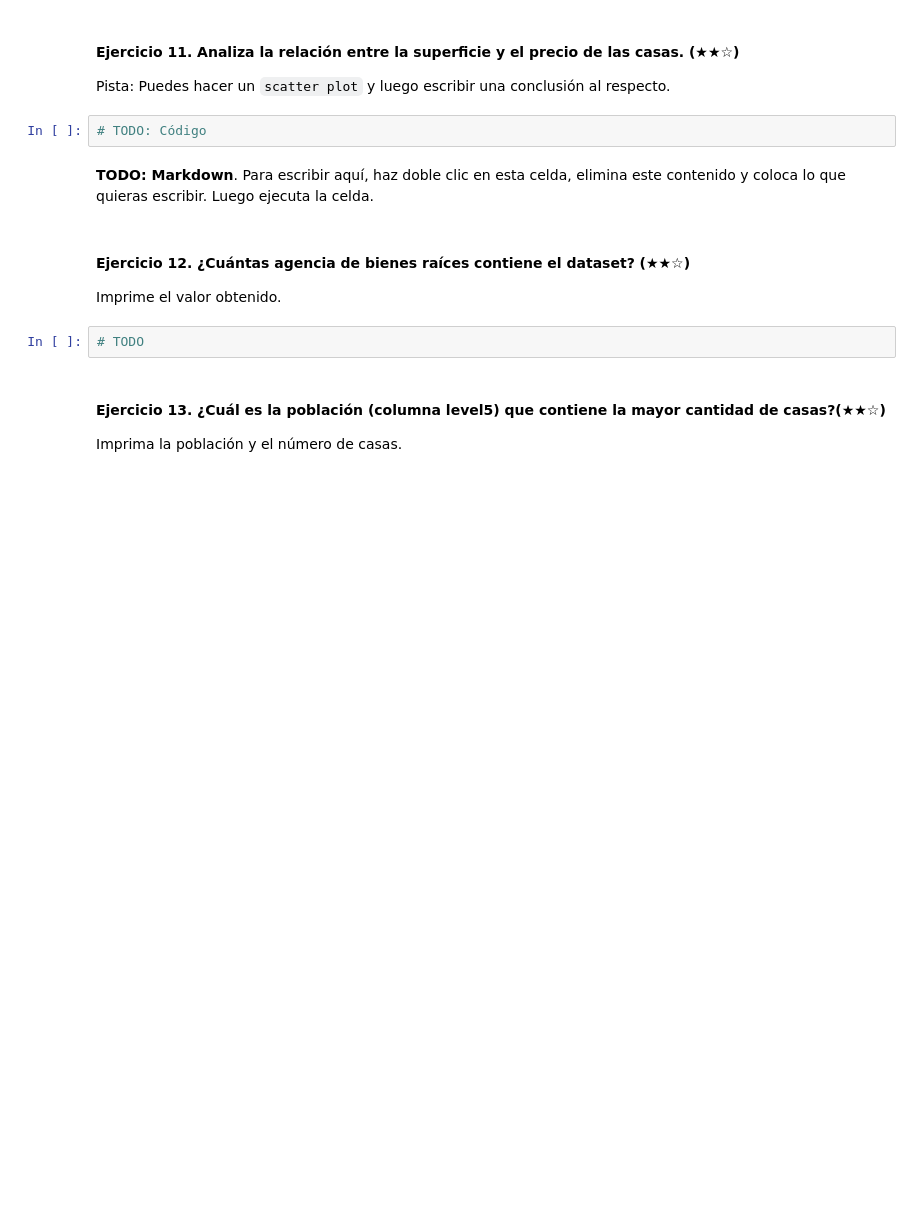
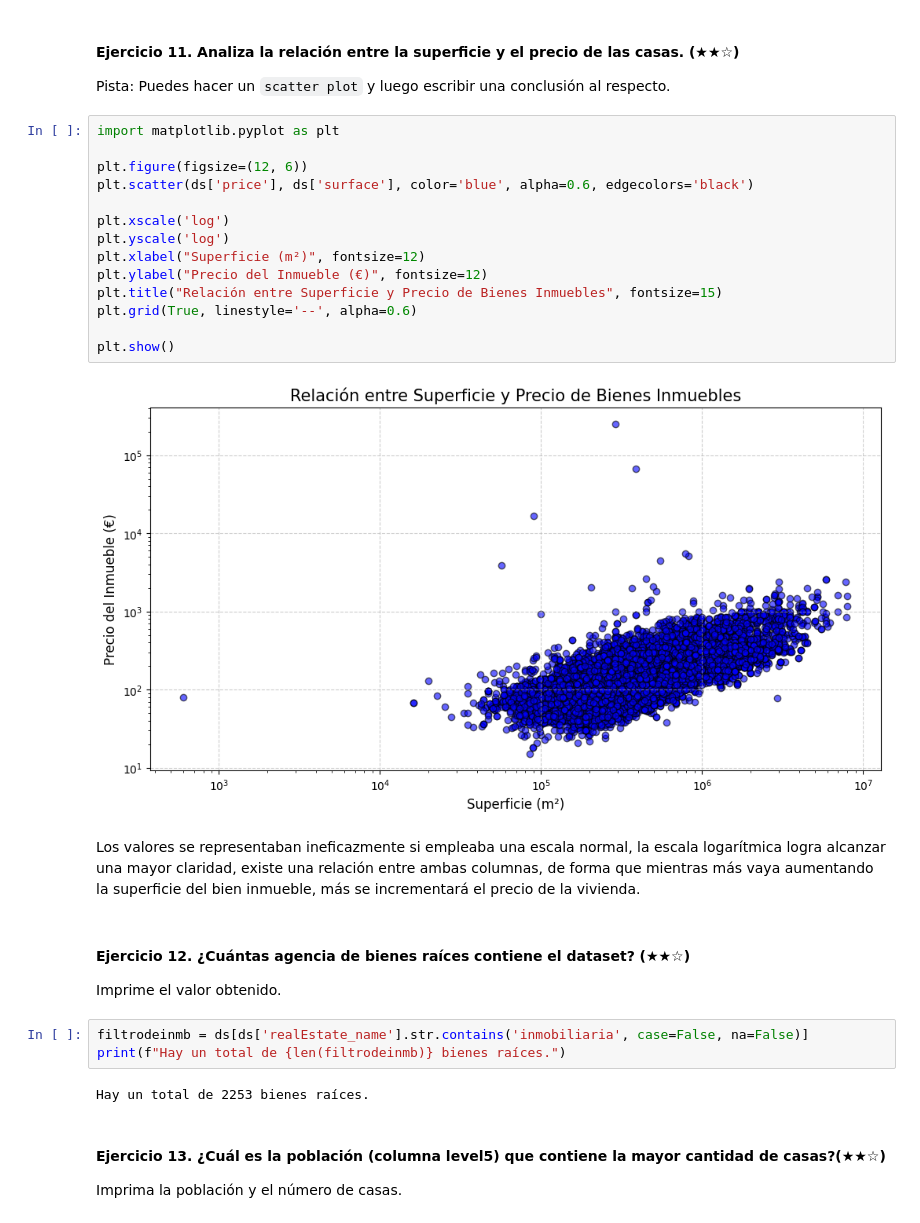
Before and after one commit to meneses-ls/1-Proyecto-Real-Estate-Data-Cleanup, a Jupyter notebook: project.es.ipynb, the cells around one changed output. Saved outputs shown, nothing was run; the diff lists cells and outputs as text; blank space fills up the shorter version.

```diff
--- a/project.es.ipynb
+++ b/project.es.ipynb
@@ -220,15 +262,32 @@ Pista: Crea una nueva columna llamada `pps` (*price per square* o precio por met
 
 Pista: Puedes hacer un `scatter plot` y luego escribir una conclusión al respecto.
 # %%
-# TODO: Código
+import matplotlib.pyplot as plt
+
+plt.figure(figsize=(12, 6))
+plt.scatter(ds['price'], ds['surface'], color='blue', alpha=0.6, edgecolors='black')
+
+plt.xscale('log')
+plt.yscale('log')
+plt.xlabel("Superficie (m²)", fontsize=12)
+plt.ylabel("Precio del Inmueble (€)", fontsize=12)
+plt.title("Relación entre Superficie y Precio de Bienes Inmuebles", fontsize=15)
+plt.grid(True, linestyle='--', alpha=0.6)
+
+plt.show()
+# %% [output]
+[figure, added]
 # %% [markdown]
-**TODO: Markdown**. Para escribir aquí, haz doble clic en esta celda, elimina este contenido y coloca lo que quieras escribir. Luego ejecuta la celda.
+Los valores se representaban ineficazmente si empleaba una escala normal, la escala logarítmica logra alcanzar una mayor claridad, existe una relación entre ambas columnas, de forma que mientras más vaya aumentando la superficie del bien inmueble, más se incrementará el precio de la vivienda.
 # %% [markdown]
 #### Ejercicio 12. ¿Cuántas agencia de bienes raíces contiene el dataset? (★★☆)
 
 Imprime el valor obtenido.
 # %%
-# TODO
+filtrodeinmb = ds[ds['realEstate_name'].str.contains('inmobiliaria', case=False, na=False)]
+print(f"Hay un total de {len(filtrodeinmb)} bienes raíces.")
+# %% [output]
+Hay un total de 2253 bienes raíces.
 # %% [markdown]
 #### Ejercicio 13. ¿Cuál es la población (columna level5) que contiene la mayor cantidad de casas?(★★☆)
 
```
Also changed, not shown: parts of 7 cells of this notebook.
